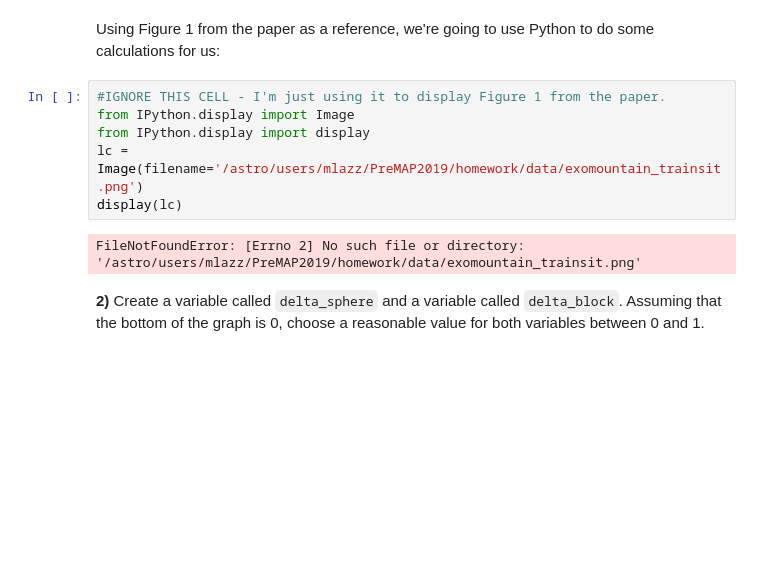
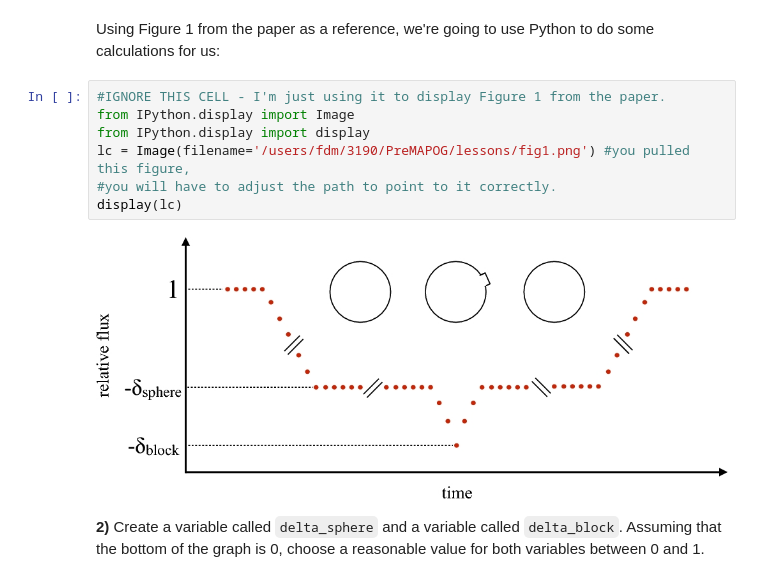
Before and after one commit to ferahm/PreMAPOG, a Jupyter notebook: homework/HW3B_lastname.ipynb, the cells around one changed output. Drawn from its saved outputs; the diff is of its cells as text; blank space fills up the shorter version.

```diff
--- a/homework/HW3B_lastname.ipynb
+++ b/homework/HW3B_lastname.ipynb
@@ -32,11 +32,12 @@ Using Figure 1 from the paper as a reference, we're going to use Python to do so
 # %%
 #IGNORE THIS CELL - I'm just using it to display Figure 1 from the paper.
 from IPython.display import Image
 from IPython.display import display
-lc = Image(filename='/astro/users/mlazz/PreMAP2019/homework/data/exomountain_trainsit.png')
+lc = Image(filename='/users/fdm/3190/PreMAPOG/lessons/fig1.png') #you pulled this figure,
+#you will have to adjust the path to point to it correctly.
 display(lc)
 # %% [output]
-FileNotFoundError: [Errno 2] No such file or directory: '/astro/users/mlazz/PreMAP2019/homework/data/exomountain_trainsit.png'
+[figure, added]
 # %% [markdown]
 **2)**
 Create a variable called `delta_sphere` and a variable called `delta_block`. Assuming that the bottom of the graph is 0, choose a reasonable value for both variables between 0 and 1.
```
Also changed, not shown: 1 other file.
